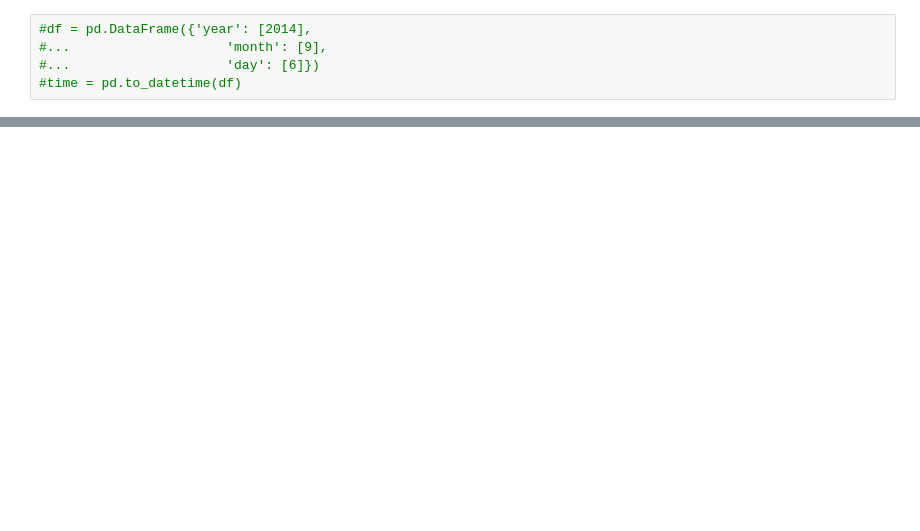
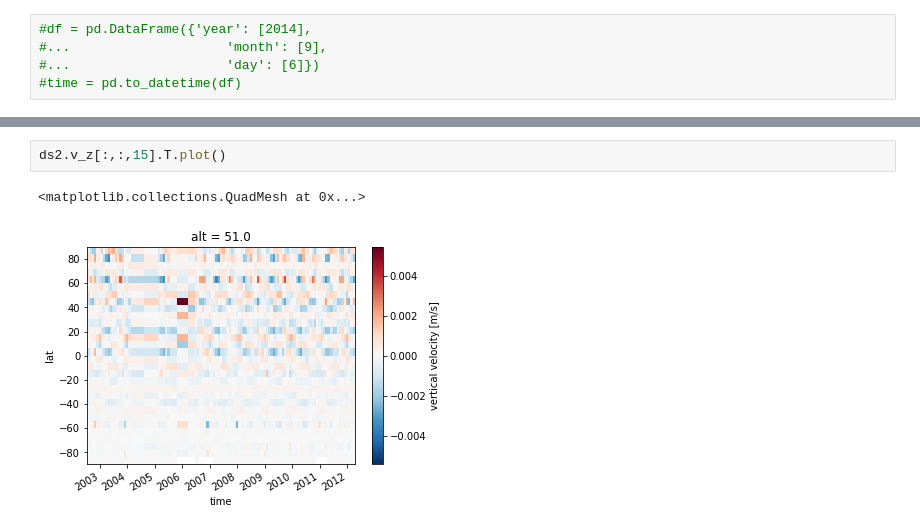
Before and after one commit to fabrivelas/imk-toolkit, a Jupyter notebook: imktk/dataarray_methods/ancistrus.ipynb, the cells around one changed output, grey strips where cells are left out. Saved outputs shown, nothing was run; the diff lists cells and outputs as text; blank space fills up the shorter version.

```diff
--- a/imktk/dataarray_methods/ancistrus.ipynb
+++ b/imktk/dataarray_methods/ancistrus.ipynb
@@ -479,0 +301,5 @@ xr.plot.contour(ds2.v_z[2])
+# %%
+ds2.v_z[:,:,15].T.plot()
+# %% [output]
+<matplotlib.collections.QuadMesh at 0x...>
+[figure, added]
```
Also changed, not shown: parts of 18 cells of this notebook, 4 other files.
